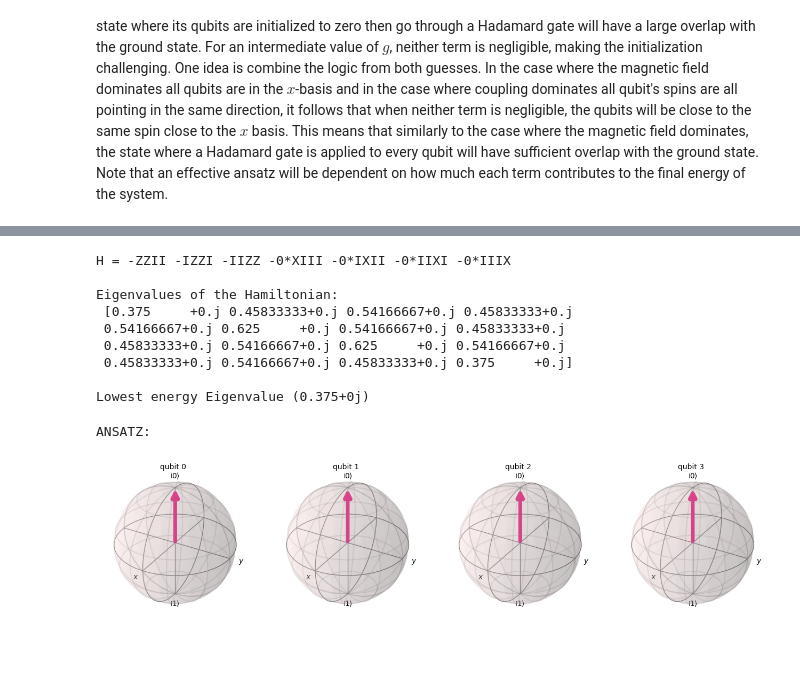
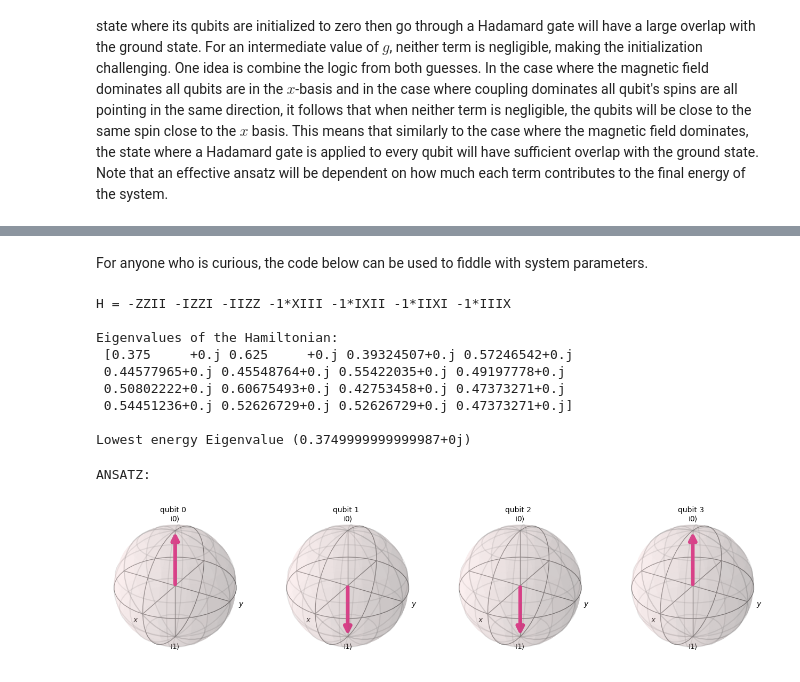
Before and after one commit to Quantum-Linear-Algebra/Intro-to-Quantum-Linear-Algebra, a Jupyter notebook: 7-Transverse_Field_Ising_Model.ipynb, the cells around one changed output, grey strips where cells are left out. Cells and saved outputs as stored; diff of their text form; code cells hidden in the pictures; blank space fills up the shorter version.

```diff
--- a/7-Transverse_Field_Ising_Model.ipynb
+++ b/7-Transverse_Field_Ising_Model.ipynb
@@ -247,33 +289,37 @@ We exemplify the simulation of the TFIM with QPE using a Qiskit emulator for sys
+# %% [markdown]
+For anyone who is curious, the code below can be used to fiddle with system parameters.
 # %%
 eigen_bits = 4
 ancilla_bits = 4
 
-g = 0
+g = 1
 H = create_hamiltonian(ancilla_bits, eigen_bits, g)
 # %% [output]
-H = -ZZII -IZZI -IIZZ -0*XIII -0*IXII -0*IIXI -0*IIIX
+H = -ZZII -IZZI -IIZZ -1*XIII -1*IXII -1*IIXI -1*IIIX
 
 Eigenvalues of the Hamiltonian:
- [0.375     +0.j 0.45833333+0.j 0.54166667+0.j 0.45833333+0.j
- 0.54166667+0.j 0.625     +0.j 0.54166667+0.j 0.45833333+0.j
- 0.45833333+0.j 0.54166667+0.j 0.625     +0.j 0.54166667+0.j
- 0.45833333+0.j 0.54166667+0.j 0.45833333+0.j 0.375     +0.j]
+ [0.375     +0.j 0.625     +0.j 0.39324507+0.j 0.57246542+0.j
+ 0.44577965+0.j 0.45548764+0.j 0.55422035+0.j 0.49197778+0.j
+ 0.50802222+0.j 0.60675493+0.j 0.42753458+0.j 0.47373271+0.j
+ 0.54451236+0.j 0.52626729+0.j 0.52626729+0.j 0.47373271+0.j]
 
-Lowest energy Eigenvalue (0.375+0j)
+Lowest energy Eigenvalue (0.3749999999999987+0j)
 # %%
 qr_eigenstate = QuantumRegister(eigen_bits)
 qc = QuantumCircuit(qr_eigenstate)
 
 # state preparation
-if g >= 1:
-    qc.h(qr_eigenstate)
+# if g >= 1:
+#     qc.h(qr_eigenstate)
+qc.x(qr_eigenstate[1])
+qc.x(qr_eigenstate[2])
 
 sv = Statevector(qc)
 print("ANSATZ:")
 plot_bloch_multivector(sv)
 # %% [output]
 ANSATZ:
-[figure, old version]
+[figure, new version]
 # %%
 qr_ancilla = QuantumRegister(ancilla_bits)
 qr_eigenstate = QuantumRegister(eigen_bits)
```
Also changed, not shown: parts of 12 cells of this notebook.
